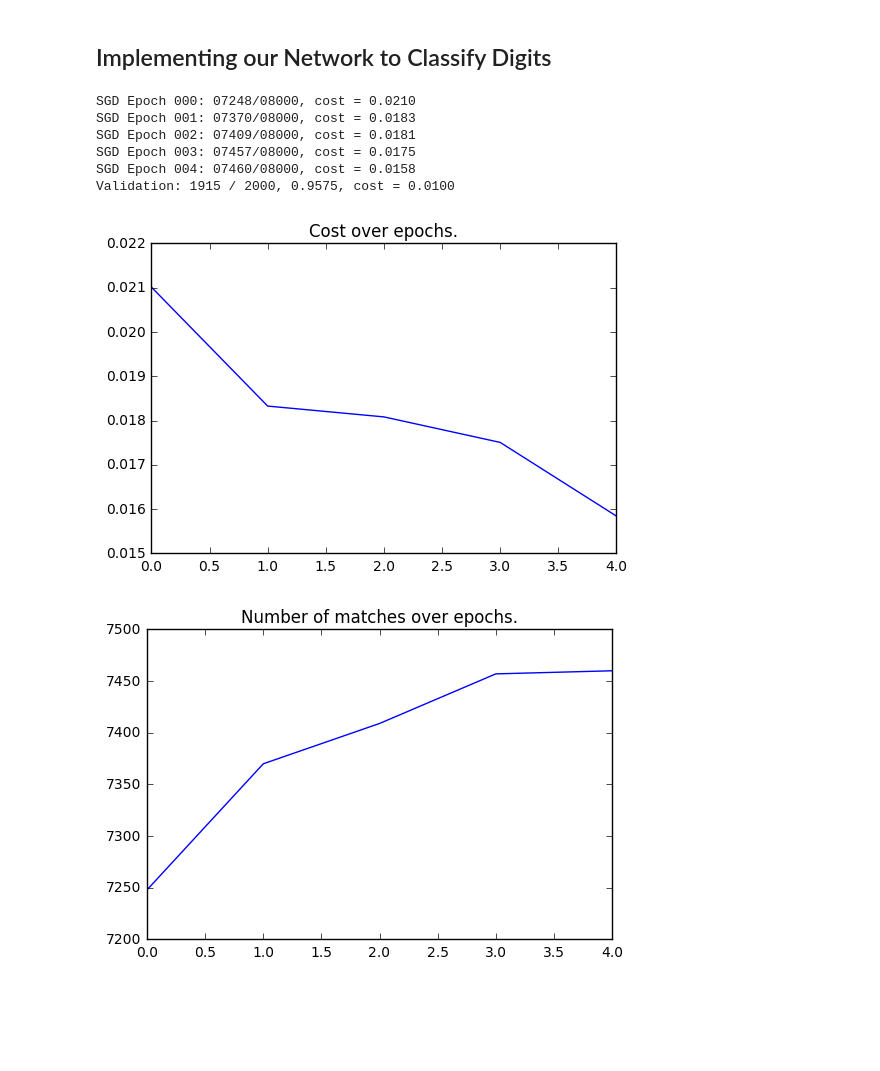
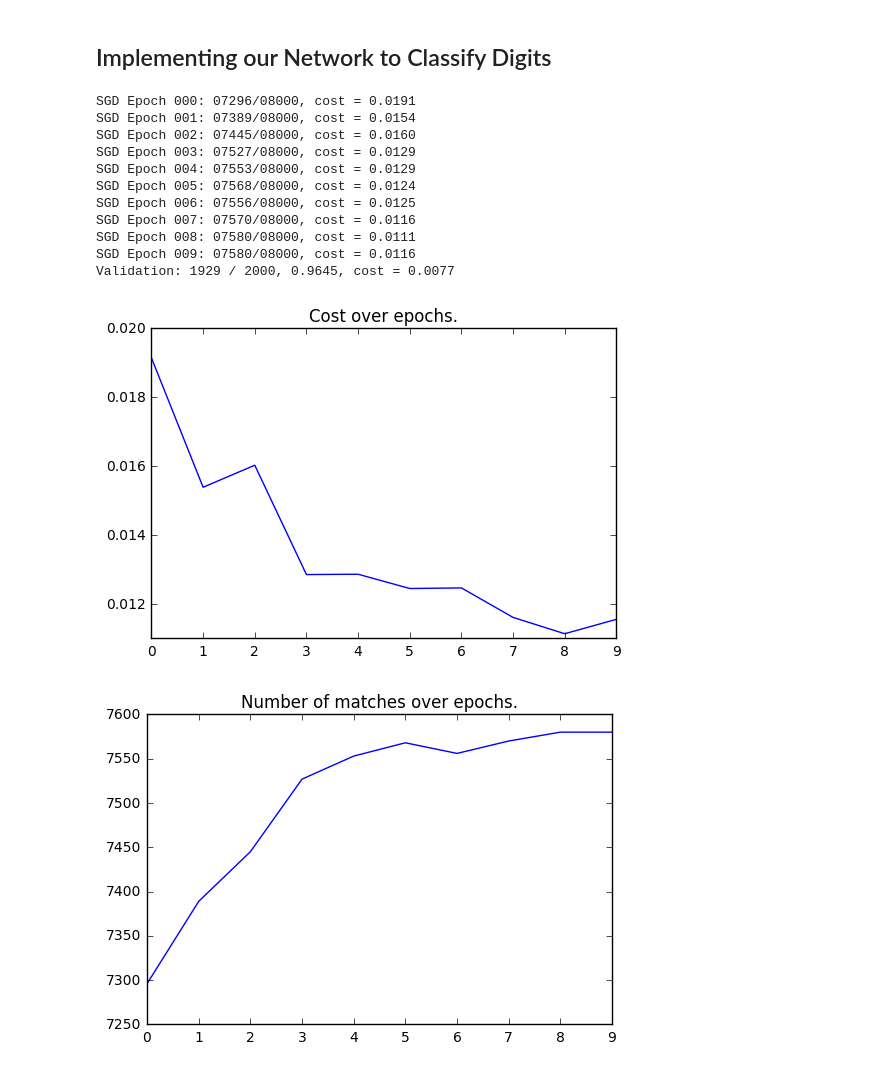
Before and after one commit to alexklibisz/exercises, a Jupyter notebook: nndl/nndl-notes.ipynb, the cells around one changed output. Cells and saved outputs as stored; diff of their text form; code cells hidden in the pictures; blank space fills up the shorter version.

Commit message:
same as previous but 10 epochs instead of 5

```diff
--- a/nndl/nndl-notes.ipynb
+++ b/nndl/nndl-notes.ipynb
@@ -460,39 +460,44 @@ class Network(object):
         # Inputs are treated as the first activation.
         a = inputs
 
         # The activation at layer i is the sigmoid function
         # evaluated on the current weights and biases and the
         # activation from layer i - 1.
         for b, w in zip(self.biases, self.weights):
             a = sigmoid(np.dot(w,a) + b)
 
         # The output is the last activation.
         outputs = a
         return outputs
 
 # Retrieve 60000 training, 8000 testing, 2000 validation samples.
 train, test, validate = helpers.get_mnist_data()
 
 net = Network([784,30,10])
-num_matches_list, cost_list = net.SGD(train, epochs=5, mini_batch_size=10, eta=3.0, test_data=test)
+num_matches_list, cost_list = net.SGD(train, epochs=10, mini_batch_size=10, eta=3.0, test_data=test)
 num_matches, cost = net.evaluate(validate)
 
 print('Validation: %d / %d, %.4lf, cost = %.4lf' %
     (num_matches, len(validate), num_matches / len(validate), cost))
 
 plt.title('Cost over epochs.')
 plt.plot(cost_list)
 plt.show()
 
 plt.title('Number of matches over epochs.')
 plt.plot(num_matches_list)
 plt.show()
 # %% [output]
-SGD Epoch 000: 07248/08000, cost = 0.0210
-SGD Epoch 001: 07370/08000, cost = 0.0183
-SGD Epoch 002: 07409/08000, cost = 0.0181
-SGD Epoch 003: 07457/08000, cost = 0.0175
-SGD Epoch 004: 07460/08000, cost = 0.0158
-Validation: 1915 / 2000, 0.9575, cost = 0.0100
+SGD Epoch 000: 07296/08000, cost = 0.0191
+SGD Epoch 001: 07389/08000, cost = 0.0154
+SGD Epoch 002: 07445/08000, cost = 0.0160
+SGD Epoch 003: 07527/08000, cost = 0.0129
+SGD Epoch 004: 07553/08000, cost = 0.0129
+SGD Epoch 005: 07568/08000, cost = 0.0124
+SGD Epoch 006: 07556/08000, cost = 0.0125
+SGD Epoch 007: 07570/08000, cost = 0.0116
+SGD Epoch 008: 07580/08000, cost = 0.0111
+SGD Epoch 009: 07580/08000, cost = 0.0116
+Validation: 1929 / 2000, 0.9645, cost = 0.0077
-[figure, old version]
+[figure, new version]
-[figure, old version]
+[figure, new version]
```
